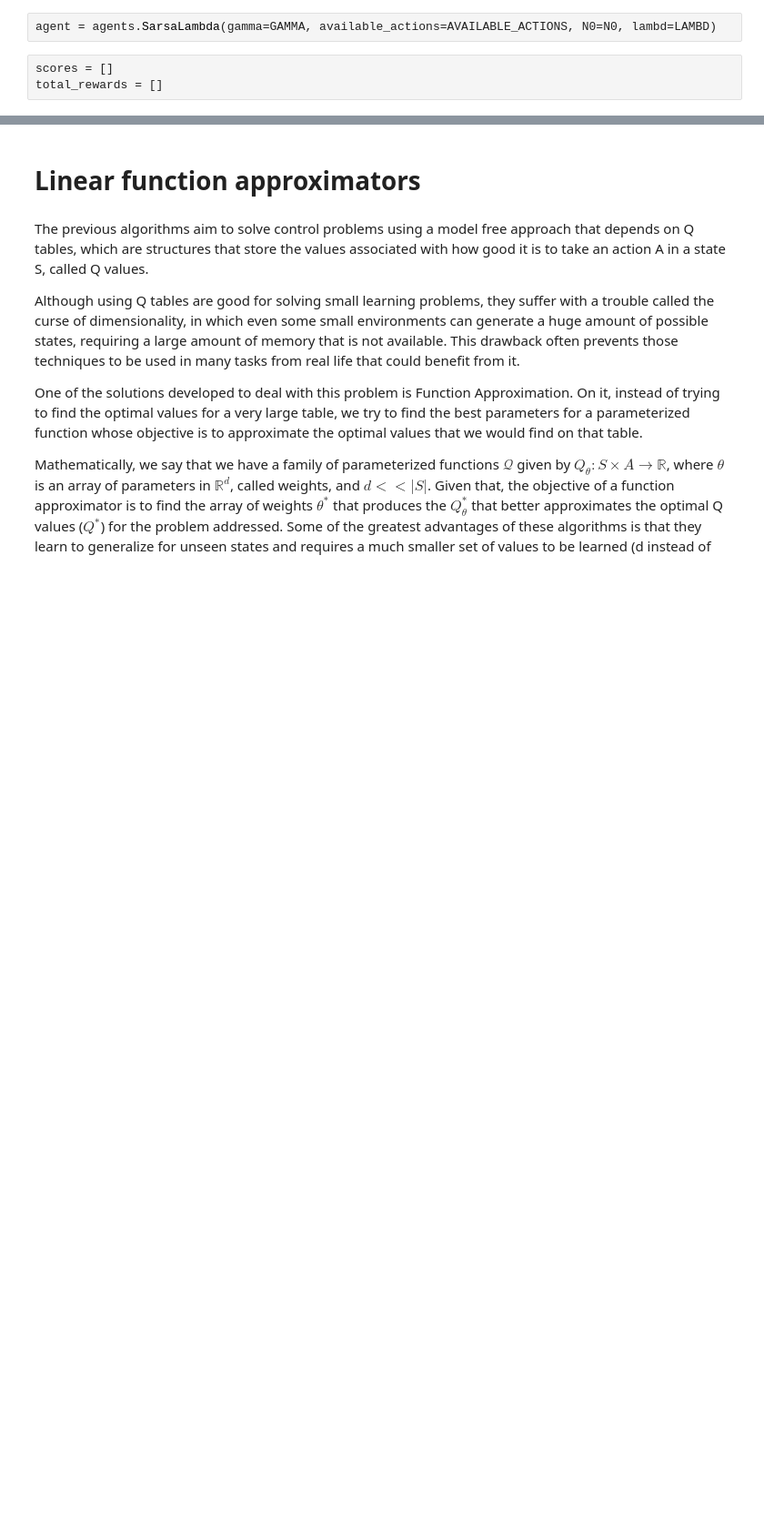
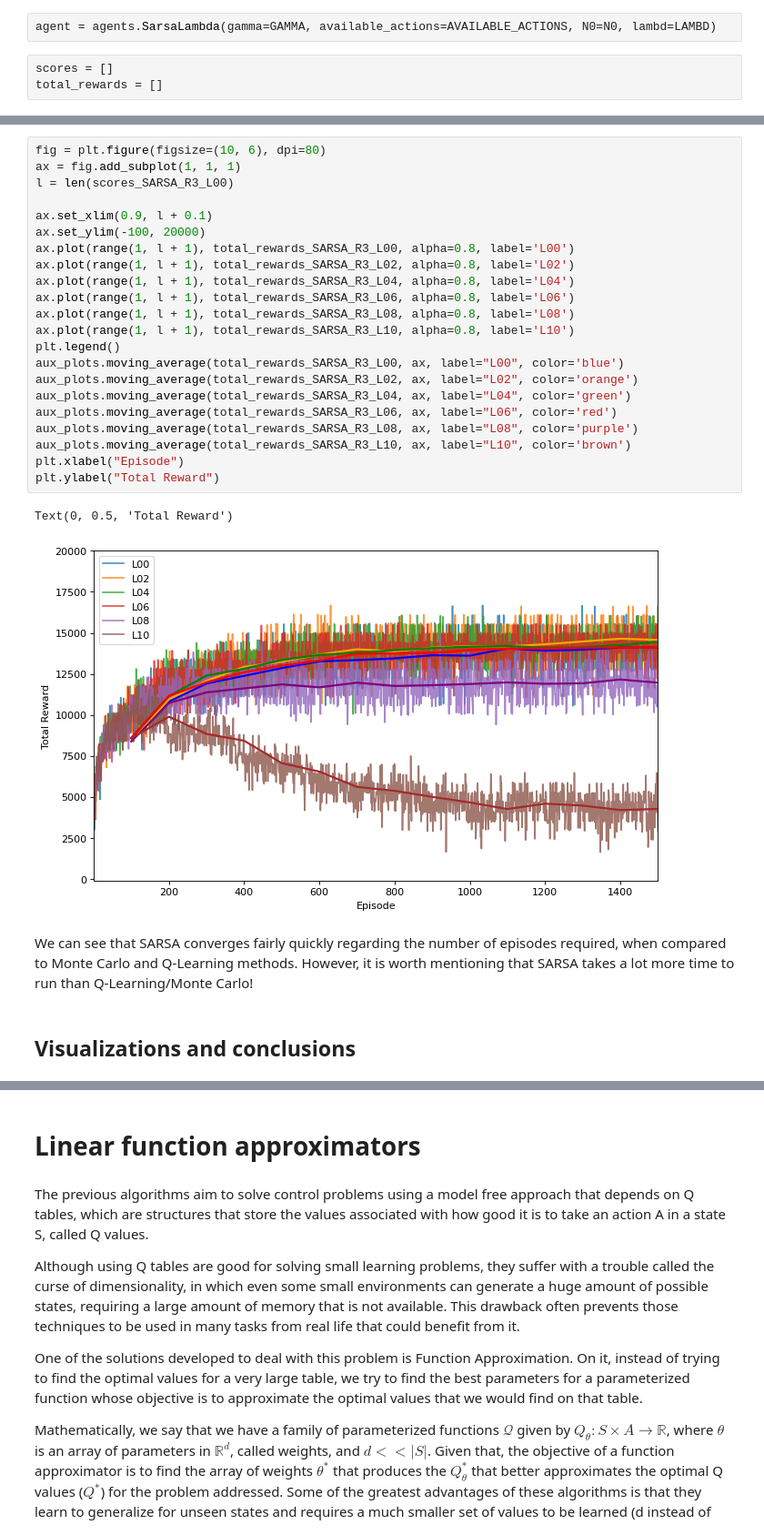
Before and after one commit to DionisiusMayr/FreewayGame, a Jupyter notebook: freeway/freeway.ipynb, the cells around one changed output, grey strips where cells are left out. Shown at 91% size. Saved outputs shown, nothing was run; the diff lists cells and outputs as text; blank space fills up the shorter version.

```diff
--- a/freeway/freeway.ipynb
+++ b/freeway/freeway.ipynb
@@ -908,0 +993,30 @@ for i in range(n_runs):
+# %%
+fig = plt.figure(figsize=(10, 6), dpi=80)
+ax = fig.add_subplot(1, 1, 1)
+l = len(scores_SARSA_R3_L00)
+
+ax.set_xlim(0.9, l + 0.1)
+ax.set_ylim(-100, 20000)
+ax.plot(range(1, l + 1), total_rewards_SARSA_R3_L00, alpha=0.8, label='L00')
+ax.plot(range(1, l + 1), total_rewards_SARSA_R3_L02, alpha=0.8, label='L02')
+ax.plot(range(1, l + 1), total_rewards_SARSA_R3_L04, alpha=0.8, label='L04')
+ax.plot(range(1, l + 1), total_rewards_SARSA_R3_L06, alpha=0.8, label='L06')
+ax.plot(range(1, l + 1), total_rewards_SARSA_R3_L08, alpha=0.8, label='L08')
+ax.plot(range(1, l + 1), total_rewards_SARSA_R3_L10, alpha=0.8, label='L10')
+plt.legend()
+aux_plots.moving_average(total_rewards_SARSA_R3_L00, ax, label="L00", color='blue')
+aux_plots.moving_average(total_rewards_SARSA_R3_L02, ax, label="L02", color='orange')
+aux_plots.moving_average(total_rewards_SARSA_R3_L04, ax, label="L04", color='green')
+aux_plots.moving_average(total_rewards_SARSA_R3_L06, ax, label="L06", color='red')
+aux_plots.moving_average(total_rewards_SARSA_R3_L08, ax, label="L08", color='purple')
+aux_plots.moving_average(total_rewards_SARSA_R3_L10, ax, label="L10", color='brown')
+plt.xlabel("Episode")
+plt.ylabel("Total Reward")
+# %% [output]
+Text(0, 0.5, 'Total Reward')
+[figure, added]
+# %% [markdown]
+We can see that SARSA converges fairly quickly regarding the number of episodes required, when compared to Monte Carlo and Q-Learning methods.
+However, it is worth mentioning that SARSA takes a lot more time to run than Q-Learning/Monte Carlo!
+# %% [markdown]
+## Visualizations and conclusions
```
Also changed, not shown: parts of 100 cells of this notebook, 40 other files.
